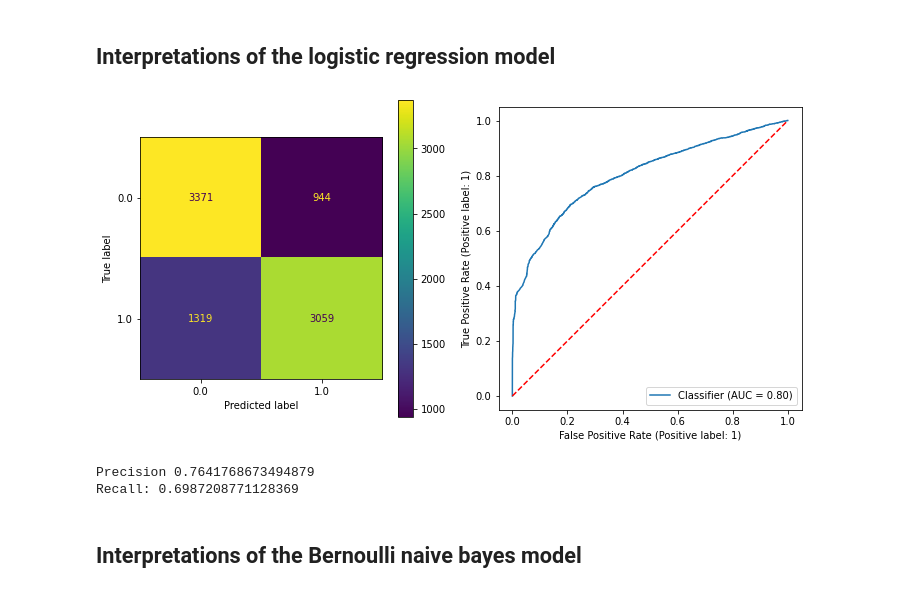
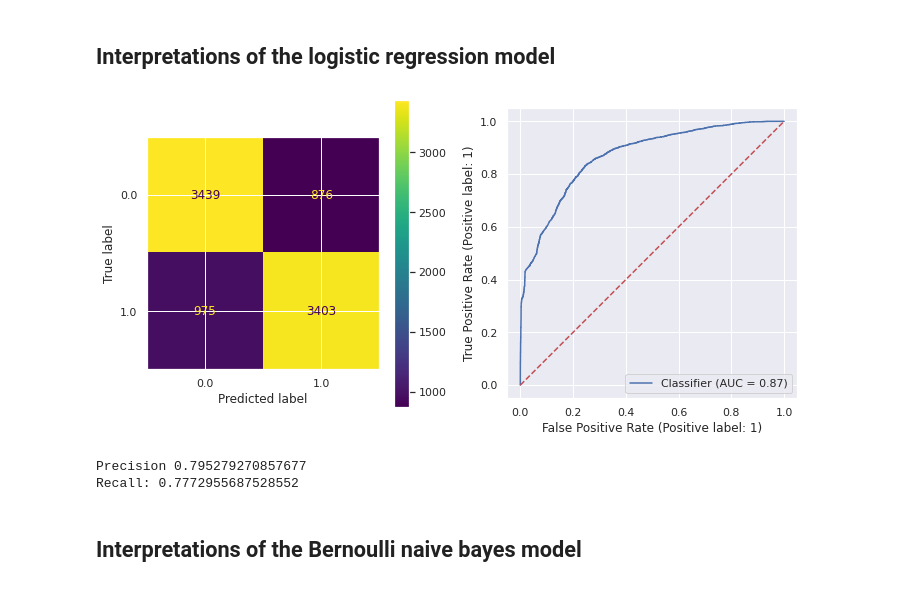
Before and after one commit to cfong32/kaggle-spaceship-titanic, a Jupyter notebook: data6100_proj2.ipynb, the cells around one changed output. Cells and saved outputs as stored; diff of their text form; code cells hidden in the pictures.

```diff
--- a/data6100_proj2.ipynb
+++ b/data6100_proj2.ipynb
@@ -242,11 +256,11 @@ display(df)
 # %%
 ###
 # Choose input features
-# Prepare X and y
+# Prepare X and y for logistic regression model
 ###
 
 # Input features, X
-cols_X = [
+cols_X_LC = [
     ## Set 1 (20 dummy variables)
     'Cabin_deck_A', 'Cabin_deck_B', 'Cabin_deck_C', 'Cabin_deck_D',
     'Cabin_deck_E', 'Cabin_deck_F', 'Cabin_deck_G', 'Cabin_deck_T',
@@ -264,21 +278,11 @@ cols_X = [
     'zeroVRDeck',
 
     ## Set 3 (additional 6 numerical variables)
-    # 'Age', 'RoomService', 'FoodCourt', 'ShoppingMall', 'Spa', 'VRDeck',
+    'Age', 'RoomService', 'FoodCourt', 'ShoppingMall', 'Spa', 'VRDeck',
 ]
 
-# Output target, y
-col_y = 'Transported'
+## Prepare the training data set for the logistic regression
+(X_train_LC, y_train_LC, mean_X_LC, std_X_LC) = pre_data(df, cols_X_LC)
 
-# Make sure there is no NA
-train_set = df.dataset=='train'                     # select only the training set
-assert df[train_set][cols_X].notna().all().all()
-assert df[train_set][col_y].notna().all().all()
-
-# Standardize X and y
-sr_mean_X, sr_std_X = df[cols_X].mean(), df[cols_X].std()
-X_train = ((df[train_set][cols_X] - sr_mean_X) / sr_std_X).values
-y_train = df[train_set][col_y].values
-
-X_train.shape, y_train.shape
+X_train_LC.shape, y_train_LC.shape
 # %% [output]
@@ -293,8 +323,8 @@ X_train.shape, y_train.shape
 from sklearn.model_selection import cross_val_score
 from sklearn.linear_model import LogisticRegression
 
-LRmodel = LogisticRegression(random_state=0)
-LRscores = cross_val_score(LRmodel, X_train, y_train, cv=5)
+LRmodel = LogisticRegression(random_state=0, penalty='l1', solver = 'saga', C = 0.01)
+LRscores = cross_val_score(LRmodel, X_train_LC, y_train_LC, cv=5)
 
 print('5-fold cross-validation accuracies:', LRscores)
 print('Mean cross-validation accuracies:', np.mean(LRscores))
@@ -324,36 +355,36 @@ Mean cross-validation accuracies: 0.7376075558946552
 # %%
 ###
 # Evaluate the logistic regression model
 ###
 
 from sklearn.model_selection import cross_val_predict
 from sklearn.metrics import ConfusionMatrixDisplay
 from sklearn.metrics import RocCurveDisplay
 from sklearn.metrics import precision_score
 from sklearn.metrics import recall_score
 
 # Predict in a cross-validation setting
-y_proba_LR = cross_val_predict(LRmodel, X_train, y_train, cv=10, method='predict_proba')[:,1]
+y_proba_LR = cross_val_predict(LRmodel, X_train_LC, y_train_LC, cv=10, method='predict_proba')[:,1]
 y_pred_LR  = y_proba_LR > 0.5
 
 # Show confusion matrix and ROC curve
 fig, (ax1, ax2) = plt.subplots(1,2, figsize=(10,5))
 
-ConfusionMatrixDisplay.from_predictions(y_train, y_pred_LR, ax=ax1)
-RocCurveDisplay.from_predictions(y_train, y_proba_LR, ax=ax2)
+ConfusionMatrixDisplay.from_predictions(y_train_LC, y_pred_LR, ax=ax1)
+RocCurveDisplay.from_predictions(y_train_LC, y_proba_LR, ax=ax2)
 ax2.plot([0,1], [0,1], 'r--')
 ax2.set_aspect('equal')
 
 plt.tight_layout()
 plt.show()
 
 # Show precision ane recall
-print('Precision', precision_score(y_train, y_pred_LR))
-print('Recall:', recall_score(y_train, y_pred_LR))
+print('Precision', precision_score(y_train_LC, y_pred_LR))
+print('Recall:', recall_score(y_train_LC, y_pred_LR))
 # %% [output]
-[figure, old version]
+[figure, new version]
-Precision 0.7641768673494879
-Recall: 0.6987208771128369
+Precision 0.795279270857677
+Recall: 0.7772955687528552
 # %% [markdown]
 ## Interpretations of the Bernoulli naive bayes model
 # %%
```
Also changed, not shown: parts of 9 cells of this notebook.
